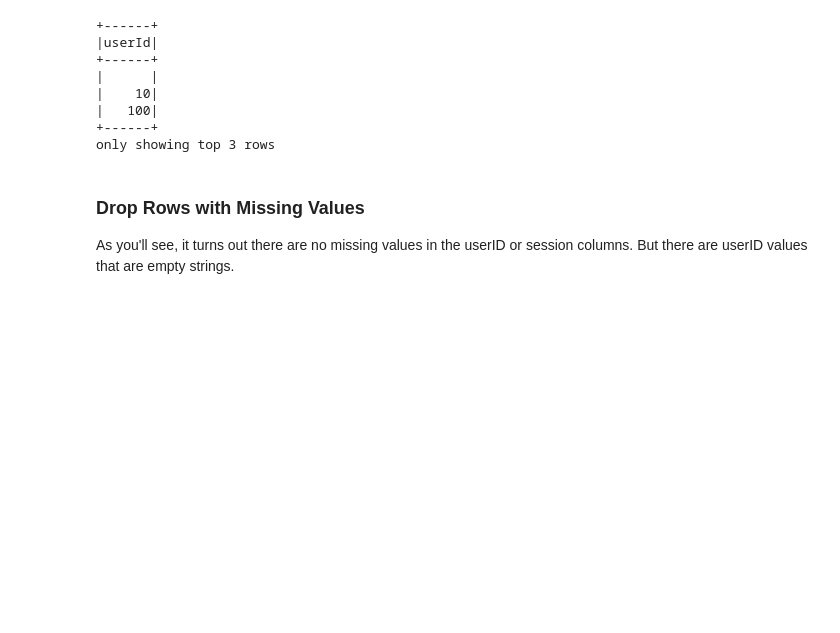
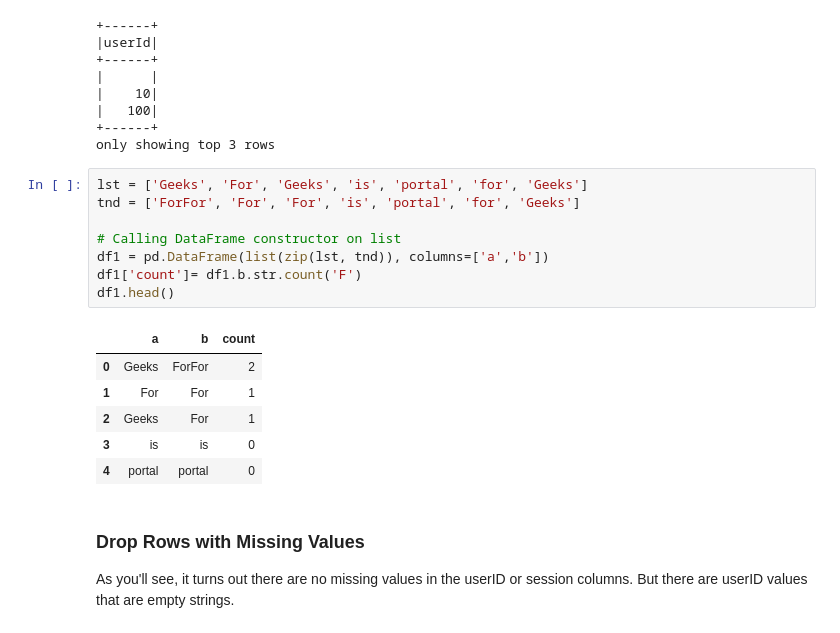
Before and after one commit to texcindy99/Spark_Machine_Learning, a Jupyter notebook: Spark_ML_Music_Service.ipynb, the cells around one changed output. Cells and saved outputs as stored; diff of their text form; blank space fills up the shorter version.

```diff
--- a/Spark_ML_Music_Service.ipynb
+++ b/Spark_ML_Music_Service.ipynb
@@ -105,6 +105,21 @@ df.select('userId').dropDuplicates().sort('userId').show(3)
 |   100|
 +------+
 only showing top 3 rows
+# %%
+lst = ['Geeks', 'For', 'Geeks', 'is', 'portal', 'for', 'Geeks']
+tnd = ['ForFor', 'For', 'For', 'is', 'portal', 'for', 'Geeks']
+
+# Calling DataFrame constructor on list
+df1 = pd.DataFrame(list(zip(lst, tnd)), columns=['a','b'])
+df1['count']= df1.b.str.count('F')
+df1.head()
+# %% [output]
+|  | a | b | count |
+| 0 | Geeks | ForFor | 2 |
+| 1 | For | For | 1 |
+| 2 | Geeks | For | 1 |
+| 3 | is | is | 0 |
+| 4 | portal | portal | 0 |
 # %% [markdown]
 ### Drop Rows with Missing Values
 
```
Also changed, not shown: parts of 6 cells of this notebook.
